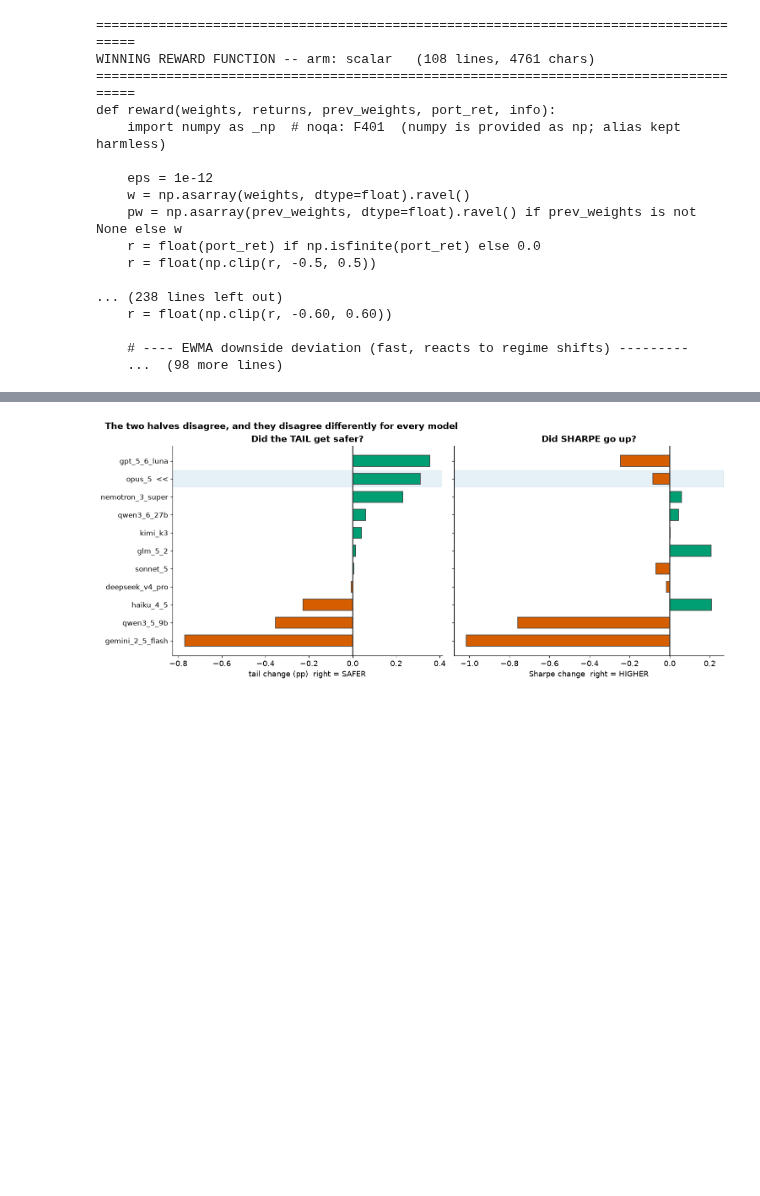
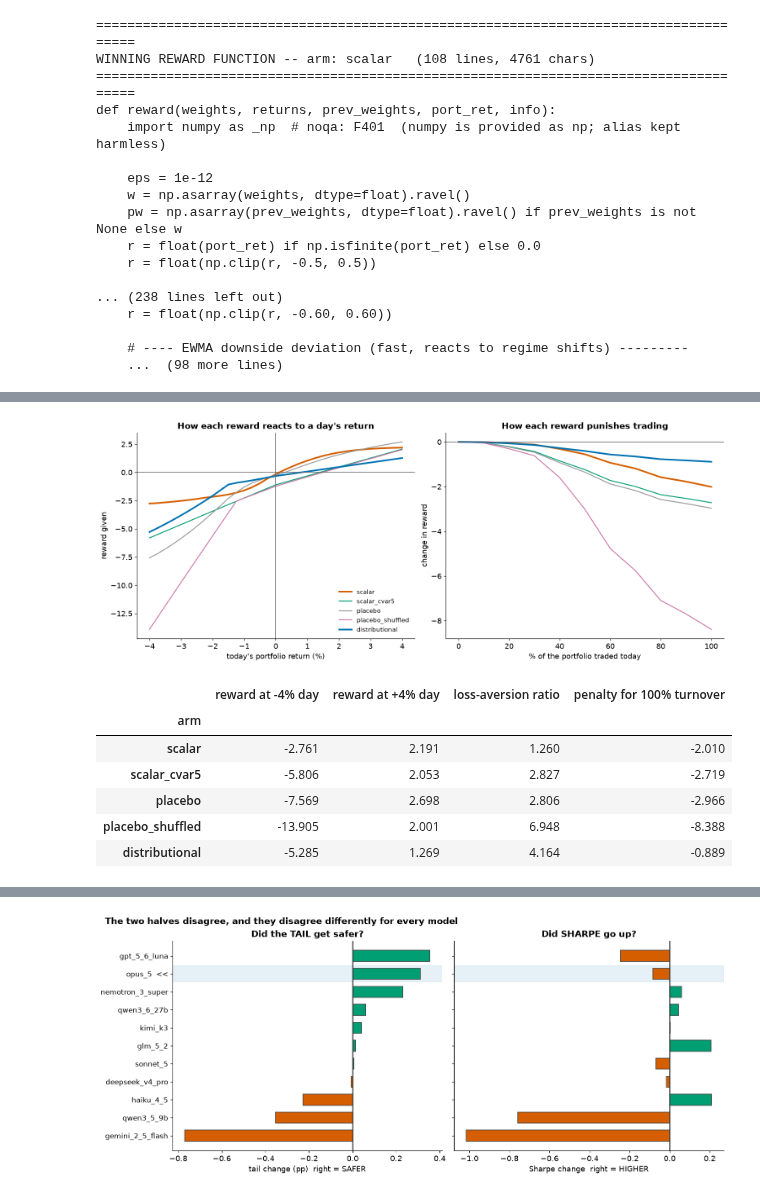
Before and after one commit to abailey81/llm-reward-portfolio, a Jupyter notebook: notebooks/presentation_results.ipynb, the cells around one changed output, grey strips where cells are left out. Drawn from its saved outputs; the diff is of its cells as text; code cells hidden in the pictures; blank space fills up the shorter version.

```diff
--- a/notebooks/presentation_results.ipynb
+++ b/notebooks/presentation_results.ipynb
@@ -237,0 +249,78 @@ Section 7 shows.
+# %%
+import json
+N_ASSET = 30
+TESTROOT = REPO / "outputs" / "campaign_cluster_run4" / "test"
+
+def load_reward(arm):
+    # exec the archived source; contract is reward(...) -> (total, components, state)
+    p = next((TESTROOT / arm).glob("*/record.json"), None)
+    if p is None: return None
+    src = json.loads(p.read_text(encoding="utf-8")).get("reward_source") or ""
+    ns = {"np": np, "__builtins__": __builtins__}
+    try:
+        exec(src, ns); return ns.get("reward")
+    except Exception:
+        return None
+
+def warm_state(f, seed, steps=250):
+    # these rewards carry rolling state, so they must be warmed before probing
+    rng = np.random.default_rng(seed)
+    w = np.full(N_ASSET + 1, 1.0 / (N_ASSET + 1)); st = None
+    for r in rng.normal(0.0004, 0.011, steps):
+        _, _, st = f(w, None, w, float(r), {"reward_state": st})
+    return st, w
+
+def probe(arm, seeds=(0,1,2,3,4)):
+    f = load_reward(arm)
+    if f is None: return None
+    xs = np.linspace(-0.04, 0.04, 33)
+    fr = np.linspace(0.0, 1.0, 11)
+    R, T = [], []
+    for sd in seeds:
+        st, w = warm_state(f, sd)
+        cp = lambda: {"reward_state": (dict(st) if isinstance(st, dict) else st)}
+        R.append([f(w, None, w, float(x), cp())[0] for x in xs])
+        row = []
+        for frac in fr:
+            w2 = w.copy(); k = max(1, int(N_ASSET * frac / 2))
+            w2[:k] += w[0] * frac * 2; w2[k:2*k] -= w[0] * frac * 2
+            w2 = np.clip(w2, 0, None); w2 /= w2.sum()
+            row.append(f(w2, None, w, 0.0, cp())[0])
+        T.append(row)
+    return xs, np.nanmedian(R, 0), fr, np.nanmedian(T, 0)
+
+ARMS5 = ["scalar", "scalar_cvar5", "placebo", "placebo_shuffled", "distributional"]
+AC = {"distributional": BLUE, "scalar": RED, "scalar_cvar5": GREEN,
+      "placebo": GREY, "placebo_shuffled": OKABE_ITO["purple"]}
+
+fig, axes = plt.subplots(1, 2, figsize=(14.0, 5.4))
+summary = []
+for arm in ARMS5:
+    pr = probe(arm)
+    if pr is None: continue
+    xs, ry, fr, ty = pr
+    lw = 2.6 if arm in ("distributional", "scalar") else 1.5
+    axes[0].plot(xs * 100, ry, color=AC[arm], lw=lw, label=arm)
+    axes[1].plot(fr * 100, ty - ty[0], color=AC[arm], lw=lw, label=arm)
+    lo, hi = ry[0], ry[-1]
+    summary.append({"arm": arm, "reward at -4% day": lo, "reward at +4% day": hi,
+                    "loss-aversion ratio": abs(lo) / abs(hi) if hi else np.nan,
+                    "penalty for 100% turnover": ty[-1] - ty[0]})
+axes[0].axhline(0, color="0.4", lw=1); axes[0].axvline(0, color="0.4", lw=1)
+axes[0].set_xlabel("today's portfolio return (%)"); axes[0].set_ylabel("reward given")
+axes[0].set_title("How each reward reacts to a day's return", fontweight="bold")
+axes[0].legend(fontsize=10)
+axes[1].axhline(0, color="0.4", lw=1)
+axes[1].set_xlabel("% of the portfolio traded today"); axes[1].set_ylabel("change in reward")
+axes[1].set_title("How each reward punishes trading", fontweight="bold")
+savefig(fig, FIG / "P12_reward_shapes.png"); plt.show()
+display(pd.DataFrame(summary).set_index("arm").round(3))
+# %% [output]
+[figure, added]
+|  | reward at -4% day | reward at +4% day | loss-aversion ratio | penalty for 100% turnover |
+| arm |  |  |  |  |
+| scalar | -2.761 | 2.191 | 1.260 | -2.010 |
+| scalar_cvar5 | -5.806 | 2.053 | 2.827 | -2.719 |
+| placebo | -7.569 | 2.698 | 2.806 | -2.966 |
+| placebo_shuffled | -13.905 | 2.001 | 6.948 | -8.388 |
+| distributional | -5.285 | 1.269 | 4.164 | -0.889 |
```
Also changed, not shown: parts of 19 cells of this notebook, 13 other files.
